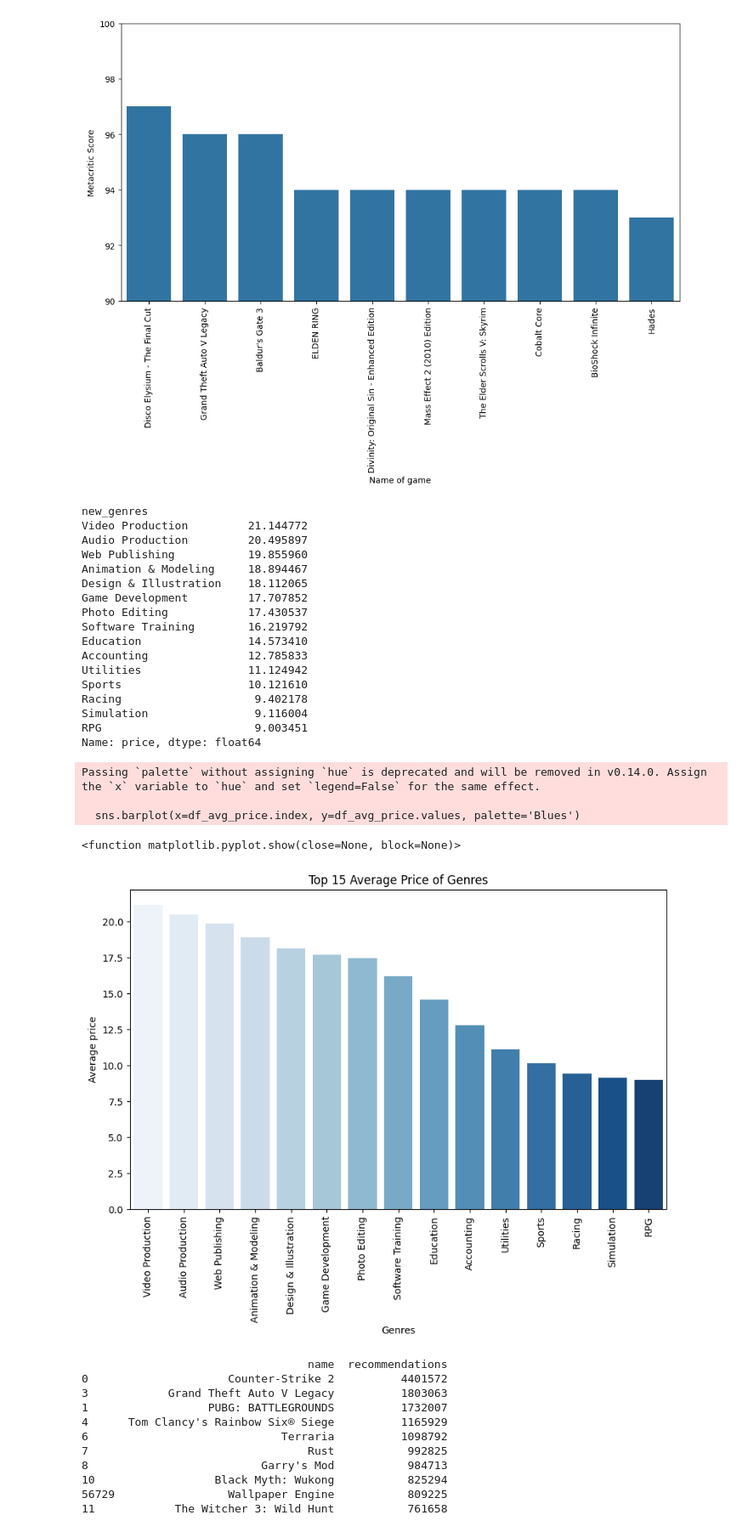
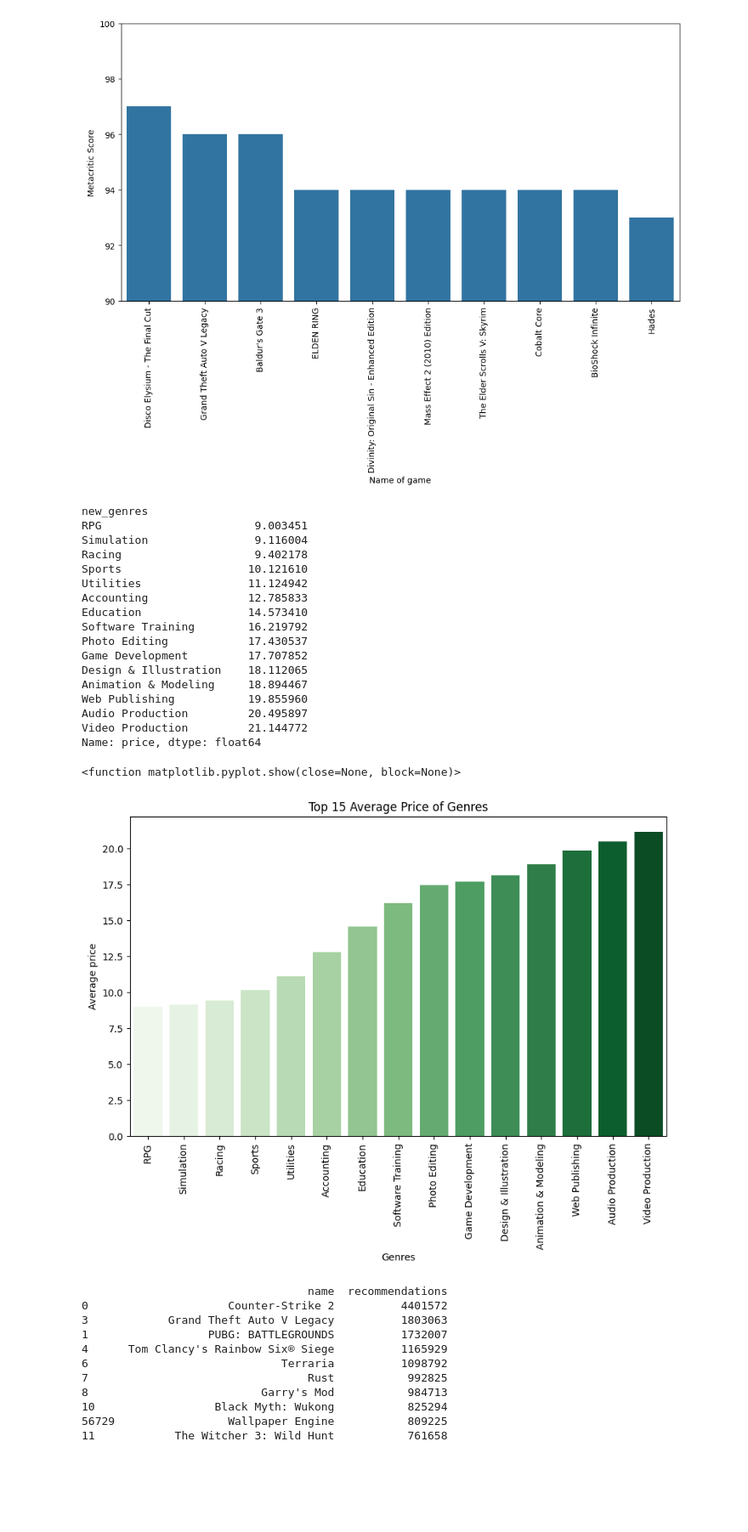
Before and after one commit to dengas/Steam-Game-Analytics, a Jupyter notebook: analysis.ipynb, the cells around one changed output. Shown: that part at 85% size. Cells and saved outputs as stored; diff of their text form; code cells hidden in the pictures; blank space fills up the shorter version.

```diff
--- a/analysis.ipynb
+++ b/analysis.ipynb
@@ -148,50 +161,51 @@ plt.show()
 # %%
 # Top 15 average price of genres
 import ast
 # Genres are written as "[]", let's turn them into a list and then expand it
 def parse_list(s):
     try:
         return ast.literal_eval(s)
     except (ValueError, SyntaxError):
         return []
 
 df_genres = df.assign(new_genres=df['genres'])
 df_genres['new_genres'] = df_genres['new_genres'].apply(parse_list)
 df_exploded = df_genres.explode('new_genres')
-df_avg_price = df_exploded.groupby(['new_genres'])['price'].mean().sort_values(ascending=False).head(15)
+df_avg_price = df_exploded.groupby(['new_genres'])['price'].mean().sort_values(ascending=True).tail(15)
 
 print(df_avg_price)
 
 plt.figure(figsize=(10,6))
-sns.barplot(x=df_avg_price.index, y=df_avg_price.values, palette='Blues')
+sns.barplot(
+    x=df_avg_price.index,
+    y=df_avg_price.values,
+    palette='Greens'
+)
 plt.title('Top 15 Average Price of Genres')
 plt.xticks(rotation=90)
 plt.xlabel('Genres')
 plt.ylabel('Average price')
 plt.show
 # %% [output]
 new_genres
+RPG                       9.003451
+Simulation                9.116004
+Racing                    9.402178
+Sports                   10.121610
+Utilities                11.124942
+Accounting               12.785833
+Education                14.573410
+Software Training        16.219792
+Photo Editing            17.430537
+Game Development         17.707852
+Design & Illustration    18.112065
+Animation & Modeling     18.894467
+Web Publishing           19.855960
+Audio Production         20.495897
 Video Production         21.144772
-Audio Production         20.495897
-Web Publishing           19.855960
-Animation & Modeling     18.894467
-Design & Illustration    18.112065
-Game Development         17.707852
-Photo Editing            17.430537
-Software Training        16.219792
-Education                14.573410
-Accounting               12.785833
-Utilities                11.124942
-Sports                   10.121610
-Racing                    9.402178
-Simulation                9.116004
-RPG                       9.003451
 Name: price, dtype: float64
-Passing `palette` without assigning `hue` is deprecated and will be removed in v0.14.0. Assign the `x` variable to `hue` and set `legend=False` for the same effect.
-
-  sns.barplot(x=df_avg_price.index, y=df_avg_price.values, palette='Blues')
+<function matplotlib.pyplot.show(close=None, block=None)>
-<function matplotlib.pyplot.show(close=None, block=None)>
-[figure, old version]
+[figure, new version]
 # %%
 # Top 10 Games with the Highest Number of Recommendations
 top10_recommendations = df[['name', 'recommendations']].sort_values('recommendations', ascending=False).head(10)
```
Also changed, not shown: parts of 10 cells of this notebook, 1 other file.
